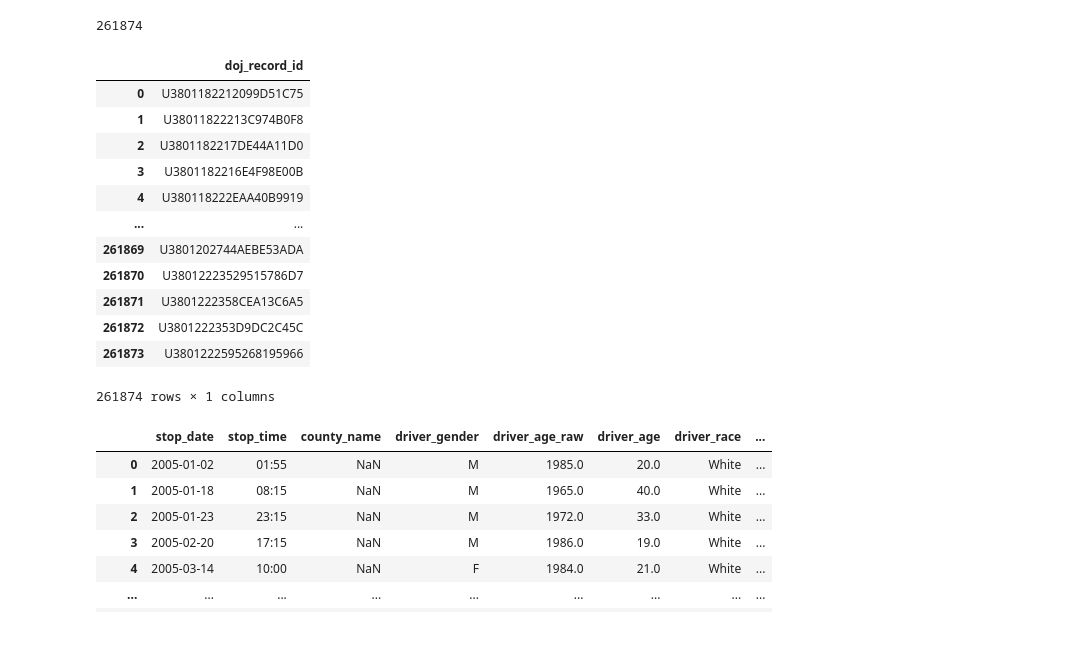
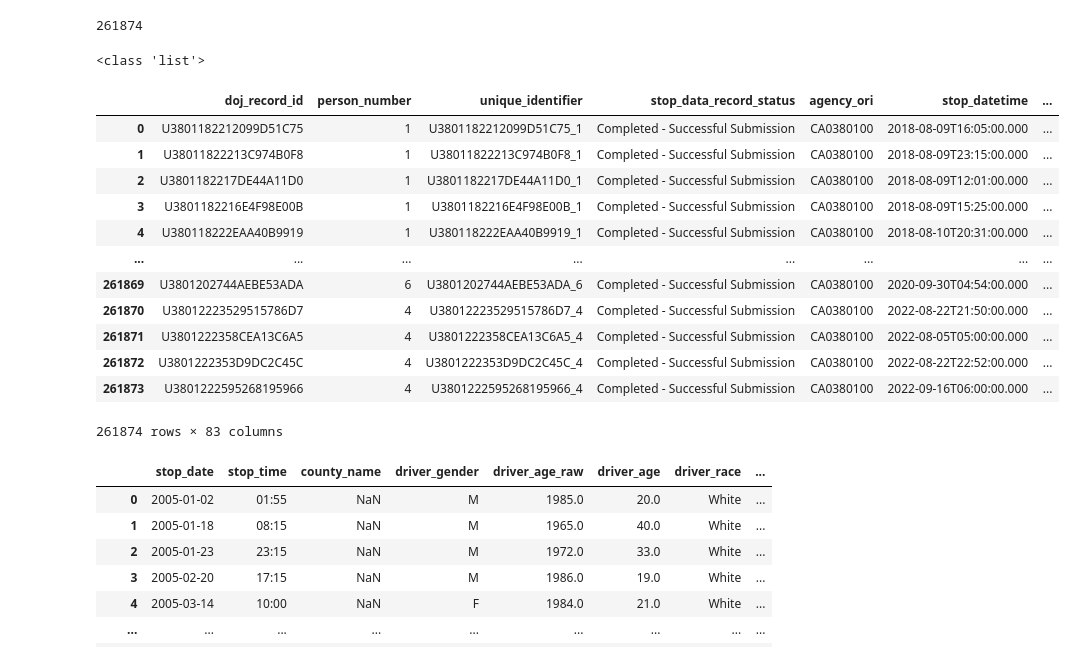
Before and after one commit to JahairaM/Police-Report, a Jupyter notebook: DataWPythonFinalProject.ipynb, the cells around one changed output. Drawn from its saved outputs; the diff is of its cells as text; code cells hidden in the pictures.

Commit message:
Finished data cleaning for both datasets

```diff
--- a/DataWPythonFinalProject.ipynb
+++ b/DataWPythonFinalProject.ipynb
@@ -35,24 +36,29 @@ r
 len(r)
 # %% [output]
 261874
+# %%
+# Checking to see if API JSON response needs to be converted into a list before being converted into a Pandas DataFrame
+print(type(r))
+# %% [output]
+<class 'list'>
 # %%
-# Using San Francisco Police Stops csv to create dataframe
-df=pd.read_csv('/home/mariahwarren/Police_Department_Stop_Data_20250122.csv',usecols=['doj_record_id'])
+# Converting San Francisco API JSON response into a DataFrame
+df=pd.DataFrame(r)
 df
 # %% [output]
-|  | doj_record_id |
-| 0 | U3801182212099D51C75 |
-| 1 | U38011822213C974B0F8 |
-| 2 | U3801182217DE44A11D0 |
-| 3 | U3801182216E4F98E00B |
-| 4 | U380118222EAA40B9919 |
-| ... | ... |
-| 261869 | U3801202744AEBE53ADA |
-| 261870 | U38012223529515786D7 |
-| 261871 | U3801222358CEA13C6A5 |
-| 261872 | U3801222353D9DC2C45C |
-| 261873 | U3801222595268195966 |
+|  | doj_record_id | person_number | unique_identifier | stop_data_record_status | agency_ori | stop_datetime | ... |
+| 0 | U3801182212099D51C75 | 1 | U3801182212099D51C75_1 | Completed - Successful Submission | CA0380100 | 2018-08-09T16:05:00.000 | ... |
+| 1 | U38011822213C974B0F8 | 1 | U38011822213C974B0F8_1 | Completed - Successful Submission | CA0380100 | 2018-08-09T23:15:00.000 | ... |
+| 2 | U3801182217DE44A11D0 | 1 | U3801182217DE44A11D0_1 | Completed - Successful Submission | CA0380100 | 2018-08-09T12:01:00.000 | ... |
+| 3 | U3801182216E4F98E00B | 1 | U3801182216E4F98E00B_1 | Completed - Successful Submission | CA0380100 | 2018-08-09T15:25:00.000 | ... |
+| 4 | U380118222EAA40B9919 | 1 | U380118222EAA40B9919_1 | Completed - Successful Submission | CA0380100 | 2018-08-10T20:31:00.000 | ... |
+| ... | ... | ... | ... | ... | ... | ... | ... |
+| 261869 | U3801202744AEBE53ADA | 6 | U3801202744AEBE53ADA_6 | Completed - Successful Submission | CA0380100 | 2020-09-30T04:54:00.000 | ... |
+| 261870 | U38012223529515786D7 | 4 | U38012223529515786D7_4 | Completed - Successful Submission | CA0380100 | 2022-08-22T21:50:00.000 | ... |
+| 261871 | U3801222358CEA13C6A5 | 4 | U3801222358CEA13C6A5_4 | Completed - Successful Submission | CA0380100 | 2022-08-05T05:00:00.000 | ... |
+| 261872 | U3801222353D9DC2C45C | 4 | U3801222353D9DC2C45C_4 | Completed - Successful Submission | CA0380100 | 2022-08-22T22:52:00.000 | ... |
+| 261873 | U3801222595268195966 | 4 | U3801222595268195966_4 | Completed - Successful Submission | CA0380100 | 2022-09-16T06:00:00.000 | ... |
-261874 rows × 1 columns
+261874 rows × 83 columns
 # %%
 # Ingesting Rhode Island Kaggle Dataset and creating another dataframe
 df2=pd.read_csv('/home/mariahwarren/police_project.csv/police_project.csv')
```
Also changed, not shown: parts of 41 cells of this notebook.
